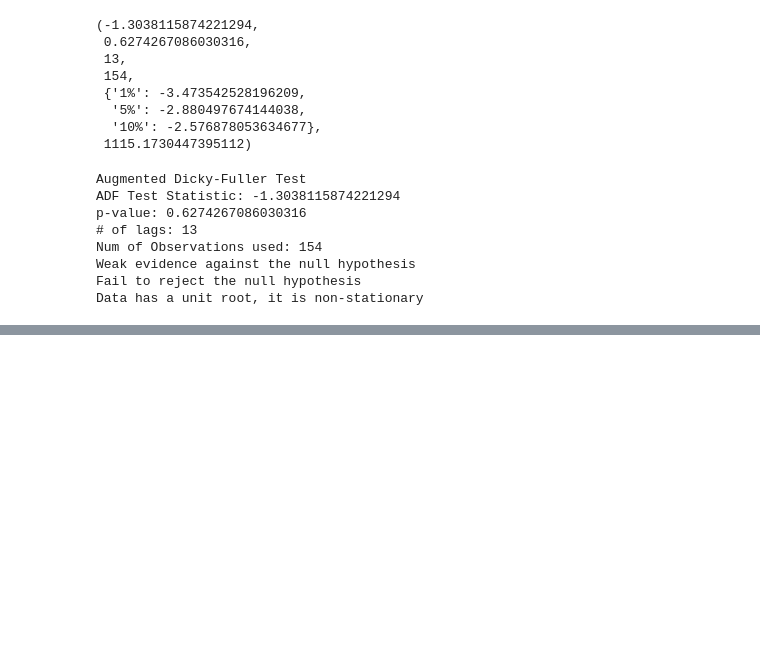
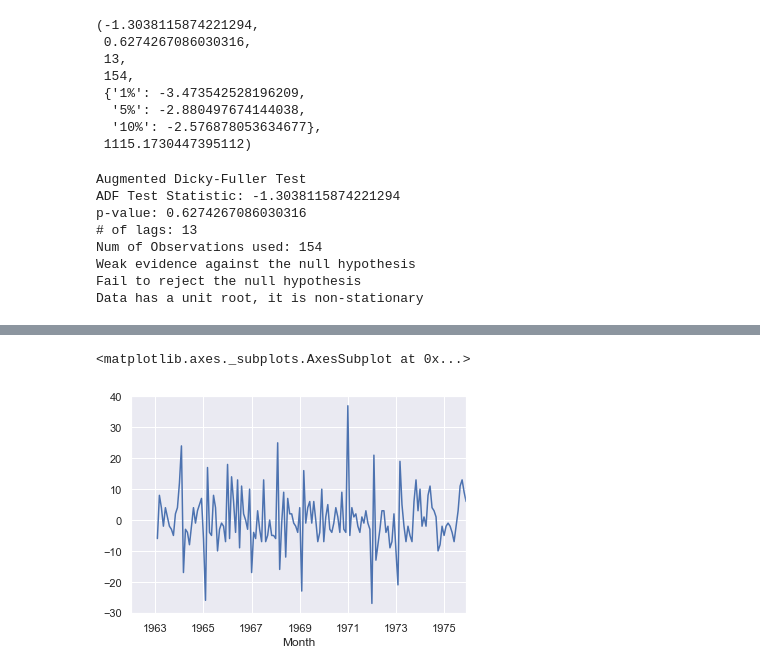
Before and after one commit to rich17lucas/Python-for-Finance-Repo-master, a Jupyter notebook: 08-Time-Series-Analysis/4-ARIMA-and-Seasonal-ARIMA-rsl.ipynb, the cells around one changed output, grey strips where cells are left out. Drawn from its saved outputs; the diff is of its cells as text; code cells hidden in the pictures; blank space fills up the shorter version.

```diff
--- a/08-Time-Series-Analysis/4-ARIMA-and-Seasonal-ARIMA-rsl.ipynb
+++ b/08-Time-Series-Analysis/4-ARIMA-and-Seasonal-ARIMA-rsl.ipynb
@@ -148,0 +216,9 @@ Data has a unit root, it is non-stationary
+# %%
+# The result from Seasonal Differnce is that its 'not stationary'
+# so we'll do a second difference
+df['Seasonal First Difference'] = df['First Difference'] - df['First Difference'].shift(12)
+# %%
+df['Seasonal First Difference'].plot()
+# %% [output]
+<matplotlib.axes._subplots.AxesSubplot at 0x...>
+[figure, added]
```
Also changed, not shown: parts of 33 cells of this notebook.
